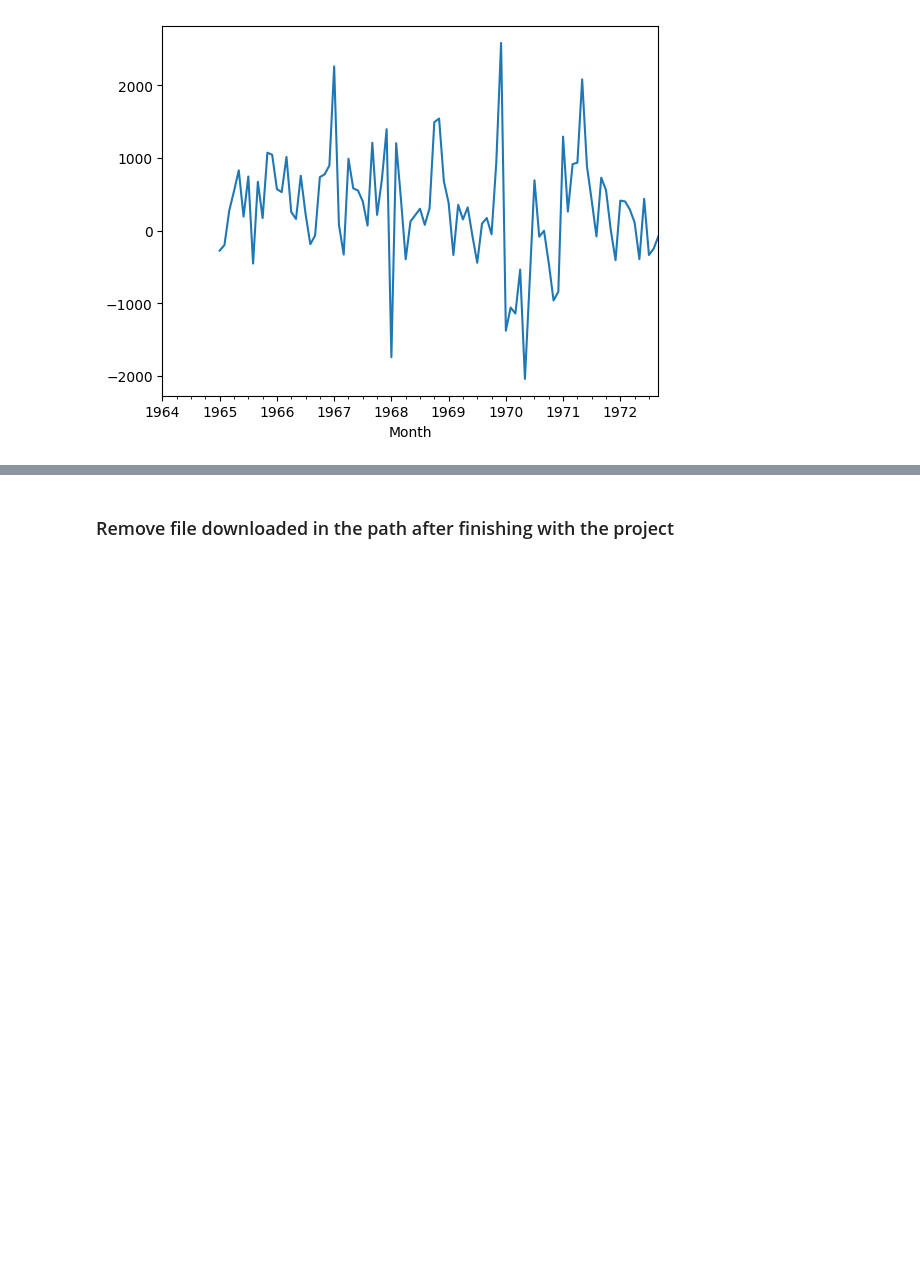
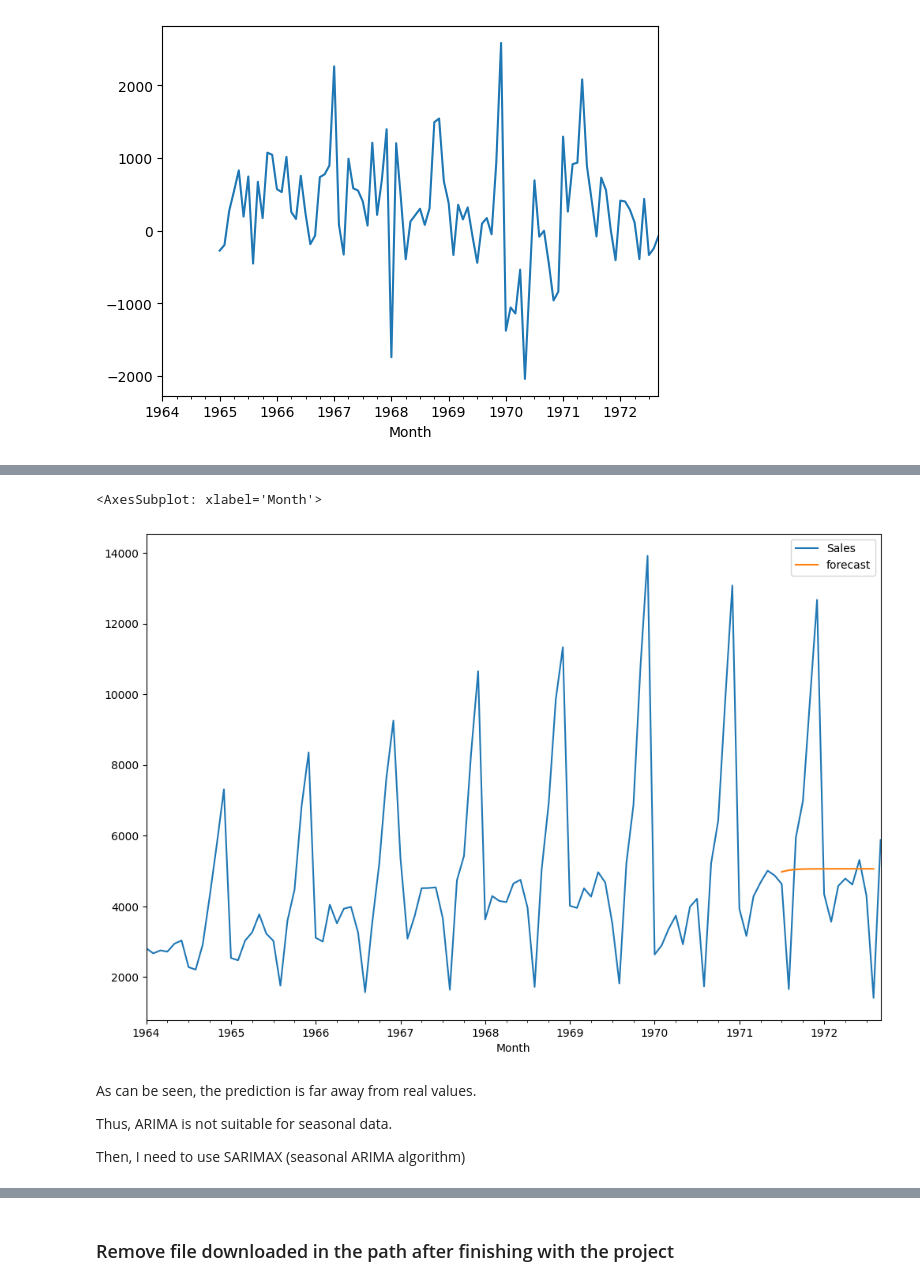
Before and after one commit to NathaliaBarreiros/Data-Science-Practice-Projects, a Jupyter notebook: Sales of Product Prediction - Time Series /Time_series_product_sales_prediction.ipynb, the cells around one changed output, grey strips where cells are left out. Saved outputs shown, nothing was run; the diff lists cells and outputs as text; code cells hidden in the pictures; blank space fills up the shorter version.

```diff
--- a/Sales of Product Prediction - Time Series /Time_series_product_sales_prediction.ipynb
+++ b/Sales of Product Prediction - Time Series /Time_series_product_sales_prediction.ipynb
@@ -305,0 +386,3 @@ df['Seasonal First Difference'].plot()
+# %%
+df['forecast']=model.predict(start=90, end=103, dynamic=True)
+df.tail(20)
@@ -305,0 +408,11 @@ df['Seasonal First Difference'].plot()
+# %%
+df[['Sales', 'forecast']].plot(figsize=(12,8))
+# %% [output]
+<AxesSubplot: xlabel='Month'>
+[figure, added]
+# %% [markdown]
+As can be seen, the prediction is far away from real values.
+
+Thus, ARIMA is not suitable for seasonal data.
+
+Then, I need to use SARIMAX (seasonal ARIMA algorithm)
```
Also changed, not shown: parts of 37 cells of this notebook.
